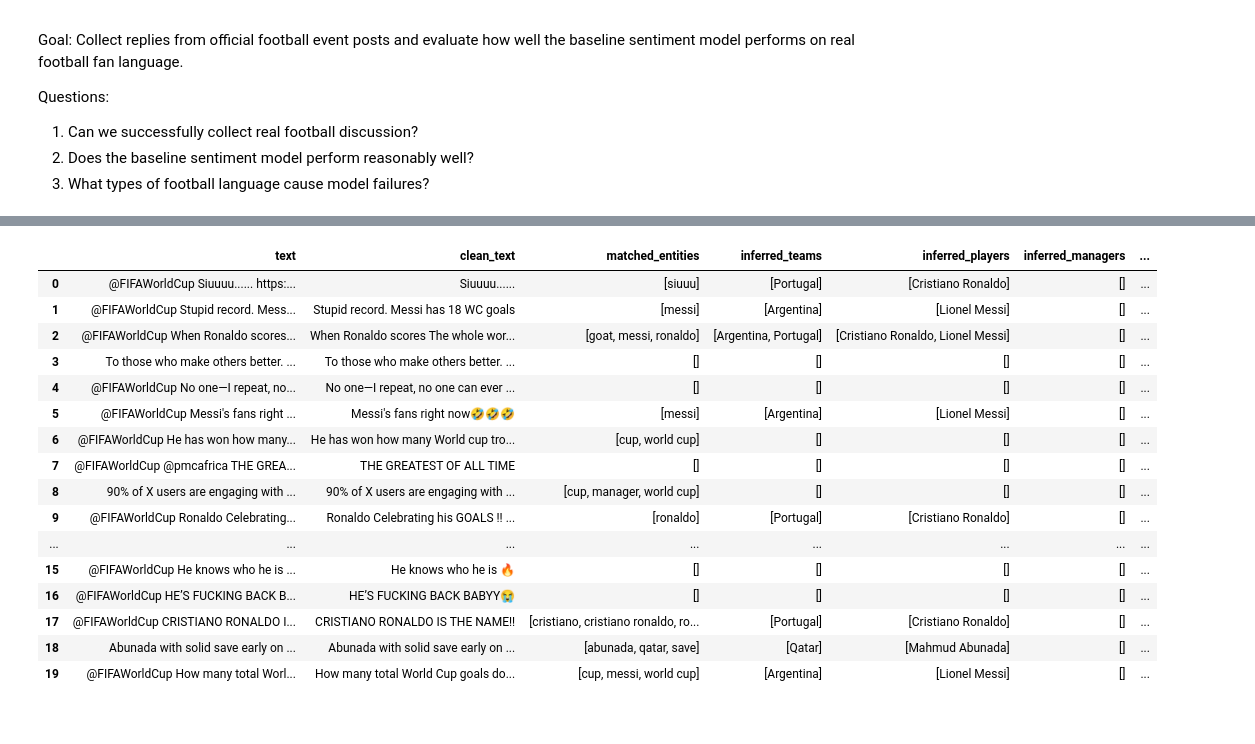
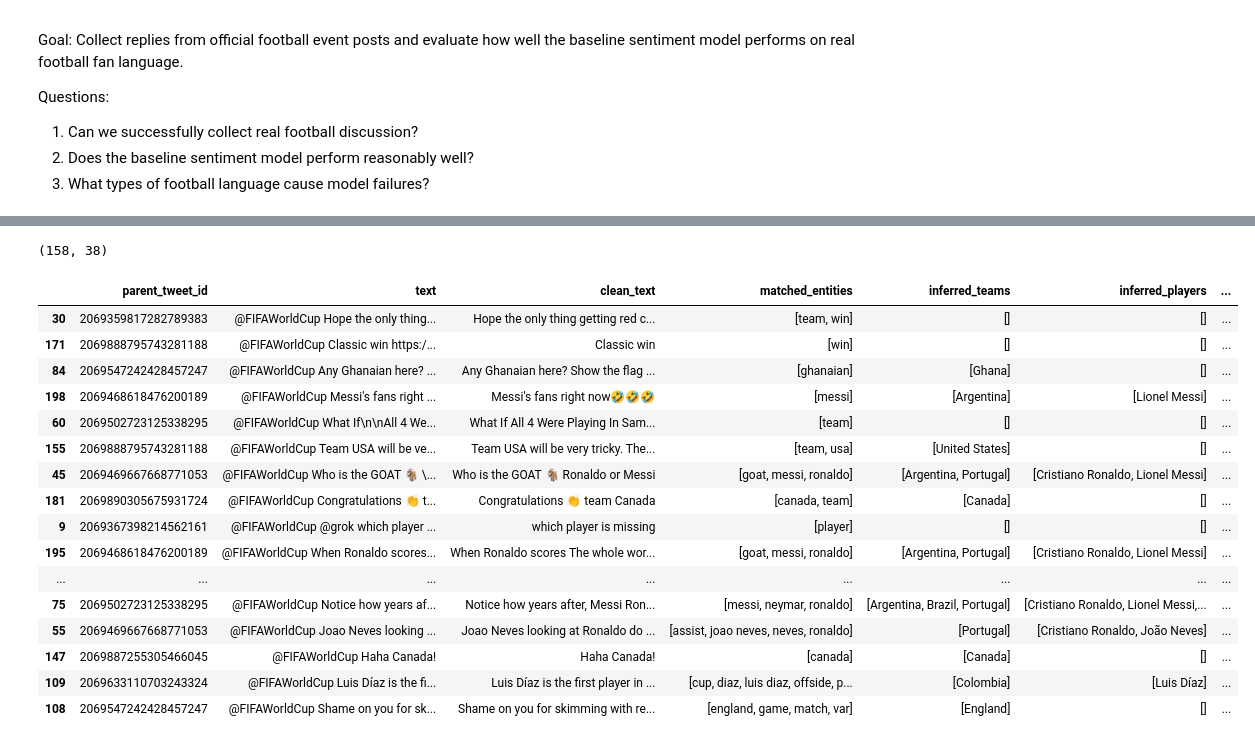
Before and after one commit to ryandong05/world-cup-sentiment-tracker, a Jupyter notebook: notebooks/03_api_data_preprocessing.ipynb, the cells around one changed output, grey strips where cells are left out. Cells and saved outputs as stored; diff of their text form; code cells hidden in the pictures.

```diff
--- a/notebooks/03_api_data_preprocessing.ipynb
+++ b/notebooks/03_api_data_preprocessing.ipynb
@@ -111,0 +82,8 @@ raw_df.to_csv(
+# %%
+seed_df = pd.read_csv(
+    SEED_TWEETS_PATH,
+    dtype={"parent_tweet_id": "string"},
+    keep_default_na=False,
+)
+
+seed_df
@@ -136,17 +199,13 @@ Name: text, dtype: str
 # %%
-reply_buckets = preprocess_reply_buckets(raw_df)
+annotated_df = annotate_replies(raw_df)
 
-annotated_df = reply_buckets["annotated"]
-
-schedule_df = load_match_schedule("../data/reference/matches_sample.csv")
+schedule_df = load_match_schedule(MATCH_SCHEDULE_PATH)
 annotated_df = link_replies_to_matches(
     annotated_df,
-    schedule_df
+    schedule_df,
 )
 
 analysis_df = annotated_df[annotated_df["filter_reason"] == "keep"].reset_index(drop=True)
-review_df = analysis_df[analysis_df["needs_context_review"]].reset_index(drop=True)
-removed_df = annotated_df[annotated_df["filter_reason"] != "keep"].reset_index(drop=True)
 
 preprocessing_summary(annotated_df, analysis_df)
 # %% [output]
@@ -181,40 +260,48 @@ review_df[
+# %%
+matchlinked_df = analysis_df[
+    analysis_df["linked_match_id"].notna()
+    & analysis_df["linked_match_confidence"].isin(["high", "medium"])
+].reset_index(drop=True)
+
+matchlinked_df.shape
+# %% [output]
+(158, 38)
 # %%
-analysis_df[
+sample = analysis_df.sample(
+    min(25, len(analysis_df)),
+    random_state=42,
+)
+
+sample[
     [
+        "parent_tweet_id",
         "text",
         "clean_text",
         "matched_entities",
         "inferred_teams",
         "inferred_players",
-        "inferred_managers",
         "linked_match_id",
         "linked_match",
         "linked_match_confidence",
-        "linked_match_method",
-        "entity_confidence",
-        "parent_context_confidence",
-        "contextual_terms",
-        "context_relevance_boost",
         "needs_context_review",
         "relevance_score",
-        "filter_reason"
     ]
-].head(20)
+]
 # %% [output]
-|  | text | clean_text | matched_entities | inferred_teams | inferred_players | inferred_managers | ... |
-| 0 | @FIFAWorldCup Siuuuu...... https:... | Siuuuu...... | [siuuu] | [Portugal] | [Cristiano Ronaldo] | [] | ... |
-| 1 | @FIFAWorldCup Stupid record. Mess... | Stupid record. Messi has 18 WC goals | [messi] | [Argentina] | [Lionel Messi] | [] | ... |
-| 2 | @FIFAWorldCup When Ronaldo scores... | When Ronaldo scores The whole wor... | [goat, messi, ronaldo] | [Argentina, Portugal] | [Cristiano Ronaldo, Lionel Messi] | [] | ... |
-| 3 | To those who make others better. ... | To those who make others better. ... | [] | [] | [] | [] | ... |
-| 4 | @FIFAWorldCup No one—I repeat, no... | No one—I repeat, no one can ever ... | [] | [] | [] | [] | ... |
-| 5 | @FIFAWorldCup Messi's fans right ... | Messi's fans right now🤣🤣🤣 | [messi] | [Argentina] | [Lionel Messi] | [] | ... |
-| 6 | @FIFAWorldCup He has won how many... | He has won how many World cup tro... | [cup, world cup] | [] | [] | [] | ... |
-| 7 | @FIFAWorldCup @pmcafrica THE GREA... | THE GREATEST OF ALL TIME | [] | [] | [] | [] | ... |
-| 8 | 90% of X users are engaging with ... | 90% of X users are engaging with ... | [cup, manager, world cup] | [] | [] | [] | ... |
-| 9 | @FIFAWorldCup Ronaldo Celebrating... | Ronaldo Celebrating his GOALS !! ... | [ronaldo] | [Portugal] | [Cristiano Ronaldo] | [] | ... |
+|  | parent_tweet_id | text | clean_text | matched_entities | inferred_teams | inferred_players | ... |
+| 30 | 2069359817282789383 | @FIFAWorldCup Hope the only thing... | Hope the only thing getting red c... | [team, win] | [] | [] | ... |
+| 171 | 2069888795743281188 | @FIFAWorldCup Classic win https:/... | Classic win | [win] | [] | [] | ... |
+| 84 | 2069547242428457247 | @FIFAWorldCup Any Ghanaian here? ... | Any Ghanaian here? Show the flag ... | [ghanaian] | [Ghana] | [] | ... |
+| 198 | 2069468618476200189 | @FIFAWorldCup Messi's fans right ... | Messi's fans right now🤣🤣🤣 | [messi] | [Argentina] | [Lionel Messi] | ... |
+| 60 | 2069502723125338295 | @FIFAWorldCup What If\n\nAll 4 We... | What If All 4 Were Playing In Sam... | [team] | [] | [] | ... |
+| 155 | 2069888795743281188 | @FIFAWorldCup Team USA will be ve... | Team USA will be very tricky. The... | [team, usa] | [United States] | [] | ... |
+| 45 | 2069469667668771053 | @FIFAWorldCup Who is the GOAT 🐐 \... | Who is the GOAT 🐐 Ronaldo or Messi | [goat, messi, ronaldo] | [Argentina, Portugal] | [Cristiano Ronaldo, Lionel Messi] | ... |
+| 181 | 2069890305675931724 | @FIFAWorldCup Congratulations 👏 t... | Congratulations 👏 team Canada | [canada, team] | [Canada] | [] | ... |
+| 9 | 2069367398214562161 | @FIFAWorldCup @grok which player ... | which player is missing | [player] | [] | [] | ... |
+| 195 | 2069468618476200189 | @FIFAWorldCup When Ronaldo scores... | When Ronaldo scores The whole wor... | [goat, messi, ronaldo] | [Argentina, Portugal] | [Cristiano Ronaldo, Lionel Messi] | ... |
 | ... | ... | ... | ... | ... | ... | ... | ... |
-| 15 | @FIFAWorldCup He knows who he is ... | He knows who he is 🔥 | [] | [] | [] | [] | ... |
-| 16 | @FIFAWorldCup HE’S FUCKING BACK B... | HE’S FUCKING BACK BABYY😭 | [] | [] | [] | [] | ... |
-| 17 | @FIFAWorldCup CRISTIANO RONALDO I... | CRISTIANO RONALDO IS THE NAME!! | [cristiano, cristiano ronaldo, ro... | [Portugal] | [Cristiano Ronaldo] | [] | ... |
-| 18 | Abunada with solid save early on ... | Abunada with solid save early on ... | [abunada, qatar, save] | [Qatar] | [Mahmud Abunada] | [] | ... |
-| 19 | @FIFAWorldCup How many total Worl... | How many total World Cup goals do... | [cup, messi, world cup] | [Argentina] | [Lionel Messi] | [] | ... |
+| 75 | 2069502723125338295 | @FIFAWorldCup Notice how years af... | Notice how years after, Messi Ron... | [messi, neymar, ronaldo] | [Argentina, Brazil, Portugal] | [Cristiano Ronaldo, Lionel Messi,... | ... |
+| 55 | 2069469667668771053 | @FIFAWorldCup Joao Neves looking ... | Joao Neves looking at Ronaldo do ... | [assist, joao neves, neves, ronaldo] | [Portugal] | [Cristiano Ronaldo, João Neves] | ... |
+| 147 | 2069887255305466045 | @FIFAWorldCup Haha Canada! | Haha Canada! | [canada] | [Canada] | [] | ... |
+| 109 | 2069633110703243324 | @FIFAWorldCup Luis Díaz is the fi... | Luis Díaz is the first player in ... | [cup, diaz, luis diaz, offside, p... | [Colombia] | [Luis Díaz] | ... |
+| 108 | 2069547242428457247 | @FIFAWorldCup Shame on you for sk... | Shame on you for skimming with re... | [england, game, match, var] | [England] | [] | ... |
```
Also changed, not shown: parts of 21 cells of this notebook, 3 other files.
